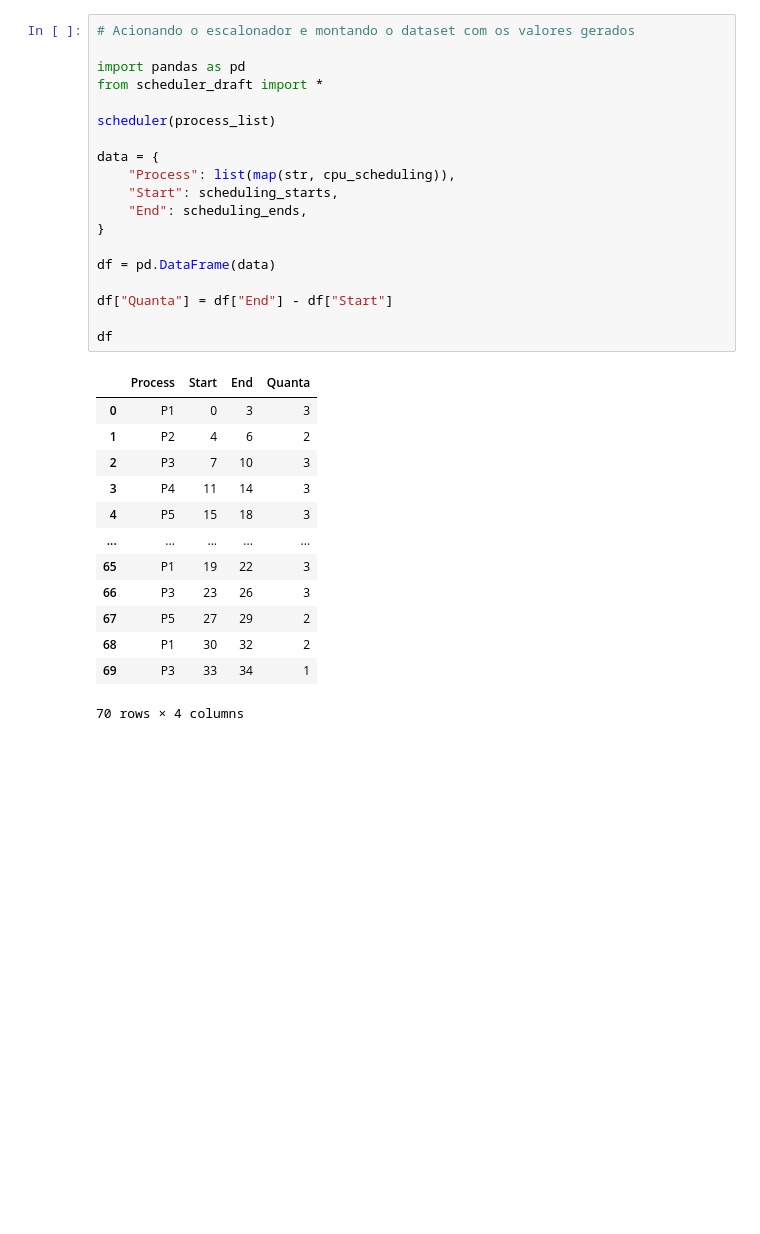
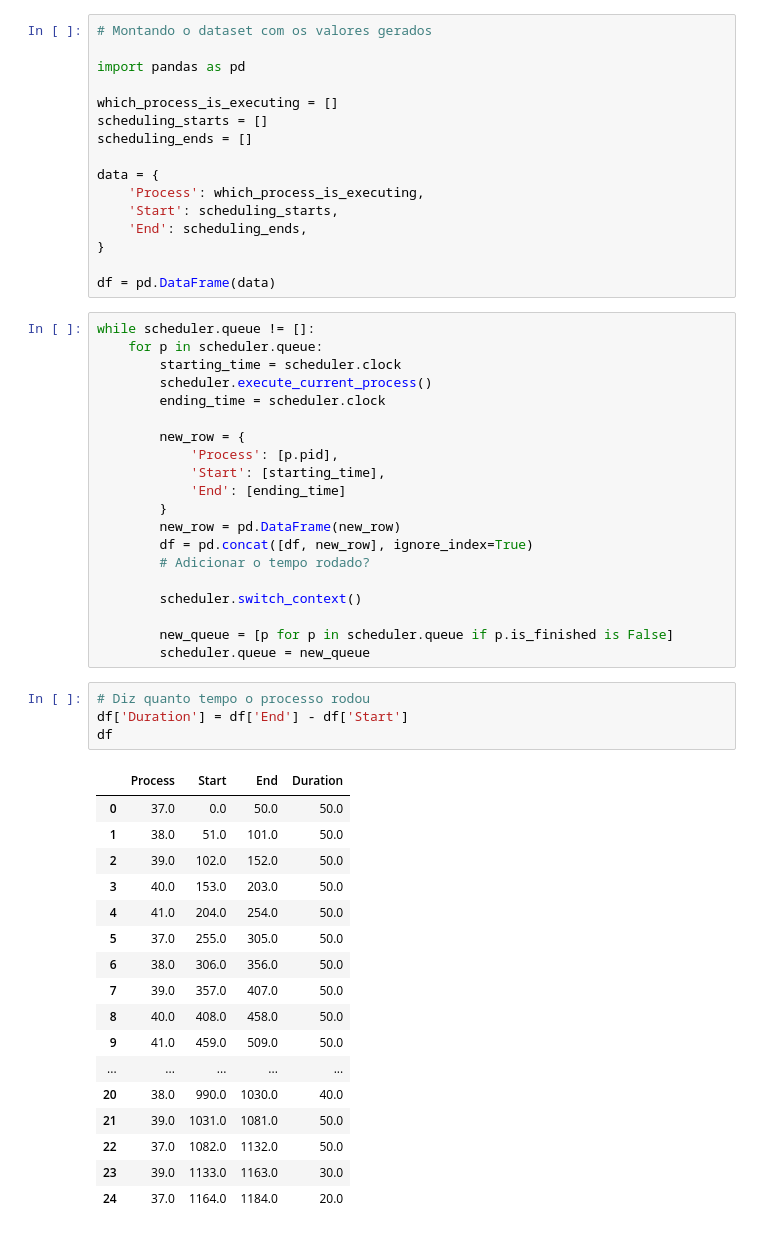
Before and after one commit to tiago-vargas/round-robin-process-scheduling-study, a Jupyter notebook: data.ipynb, the cells around one changed output. Saved outputs shown, nothing was run; the diff lists cells and outputs as text; blank space fills up the shorter version.

```diff
--- a/data.ipynb
+++ b/data.ipynb
@@ -13,36 +16,61 @@ process_list = [
 # %%
-# Acionando o escalonador e montando o dataset com os valores gerados
+# Montando o dataset com os valores gerados
 
 import pandas as pd
-from scheduler_draft import *
 
-scheduler(process_list)
+which_process_is_executing = []
+scheduling_starts = []
+scheduling_ends = []
 
 data = {
-    "Process": list(map(str, cpu_scheduling)),
-    "Start": scheduling_starts,
-    "End": scheduling_ends,
+    'Process': which_process_is_executing,
+    'Start': scheduling_starts,
+    'End': scheduling_ends,
 }
 
 df = pd.DataFrame(data)
-
-df["Quanta"] = df["End"] - df["Start"]
-
-df
-# %% [output]
-|  | Process | Start | End | Quanta |
-| 0 | P1 | 0 | 3 | 3 |
-| 1 | P2 | 4 | 6 | 2 |
-| 2 | P3 | 7 | 10 | 3 |
-| 3 | P4 | 11 | 14 | 3 |
-| 4 | P5 | 15 | 18 | 3 |
-| ... | ... | ... | ... | ... |
-| 65 | P1 | 19 | 22 | 3 |
-| 66 | P3 | 23 | 26 | 3 |
-| 67 | P5 | 27 | 29 | 2 |
-| 68 | P1 | 30 | 32 | 2 |
-| 69 | P3 | 33 | 34 | 1 |
-70 rows × 4 columns
+# %%
+while scheduler.queue != []:
+    for p in scheduler.queue:
+        starting_time = scheduler.clock
+        scheduler.execute_current_process()
+        ending_time = scheduler.clock
+
+        new_row = {
+            'Process': [p.pid],
+            'Start': [starting_time],
+            'End': [ending_time]
+        }
+        new_row = pd.DataFrame(new_row)
+        df = pd.concat([df, new_row], ignore_index=True)
+        # Adicionar o tempo rodado?
+
+        scheduler.switch_context()
+
+        new_queue = [p for p in scheduler.queue if p.is_finished is False]
+        scheduler.queue = new_queue
+# %%
+# Diz quanto tempo o processo rodou
+df['Duration'] = df['End'] - df['Start']
+df
+# %% [output]
+|  | Process | Start | End | Duration |
+| 0 | 37.0 | 0.0 | 50.0 | 50.0 |
+| 1 | 38.0 | 51.0 | 101.0 | 50.0 |
+| 2 | 39.0 | 102.0 | 152.0 | 50.0 |
+| 3 | 40.0 | 153.0 | 203.0 | 50.0 |
+| 4 | 41.0 | 204.0 | 254.0 | 50.0 |
+| 5 | 37.0 | 255.0 | 305.0 | 50.0 |
+| 6 | 38.0 | 306.0 | 356.0 | 50.0 |
+| 7 | 39.0 | 357.0 | 407.0 | 50.0 |
+| 8 | 40.0 | 408.0 | 458.0 | 50.0 |
+| 9 | 41.0 | 459.0 | 509.0 | 50.0 |
+| ... | ... | ... | ... | ... |
+| 20 | 38.0 | 990.0 | 1030.0 | 40.0 |
+| 21 | 39.0 | 1031.0 | 1081.0 | 50.0 |
+| 22 | 37.0 | 1082.0 | 1132.0 | 50.0 |
+| 23 | 39.0 | 1133.0 | 1163.0 | 30.0 |
+| 24 | 37.0 | 1164.0 | 1184.0 | 20.0 |
 # %% [markdown]
 <!-- Fluxograma -->
 
```
Also changed, not shown: parts of 9 cells of this notebook, 3 other files.
